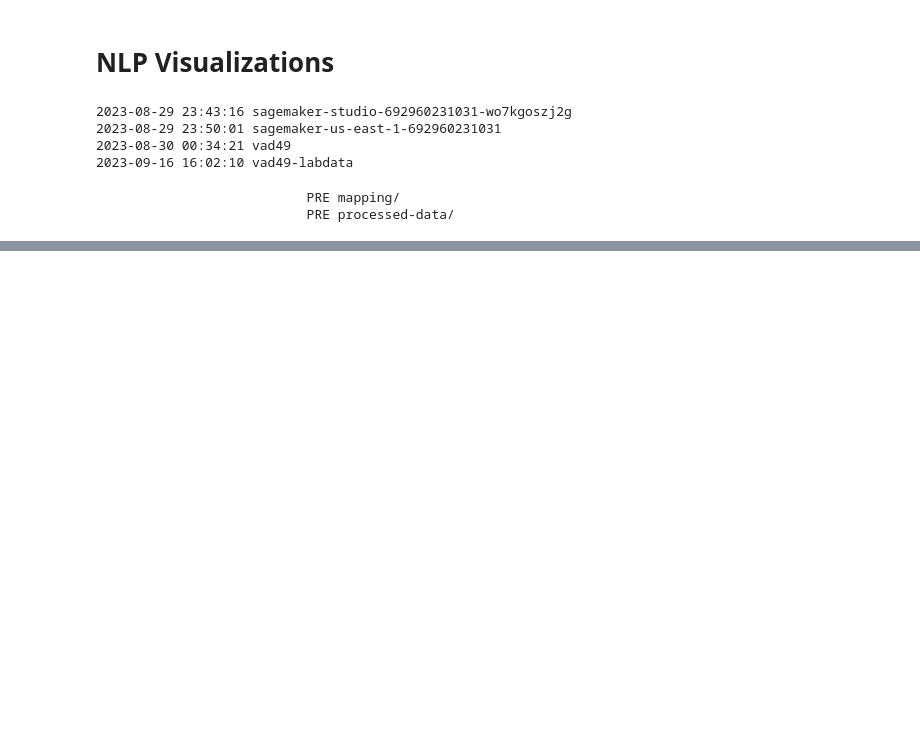
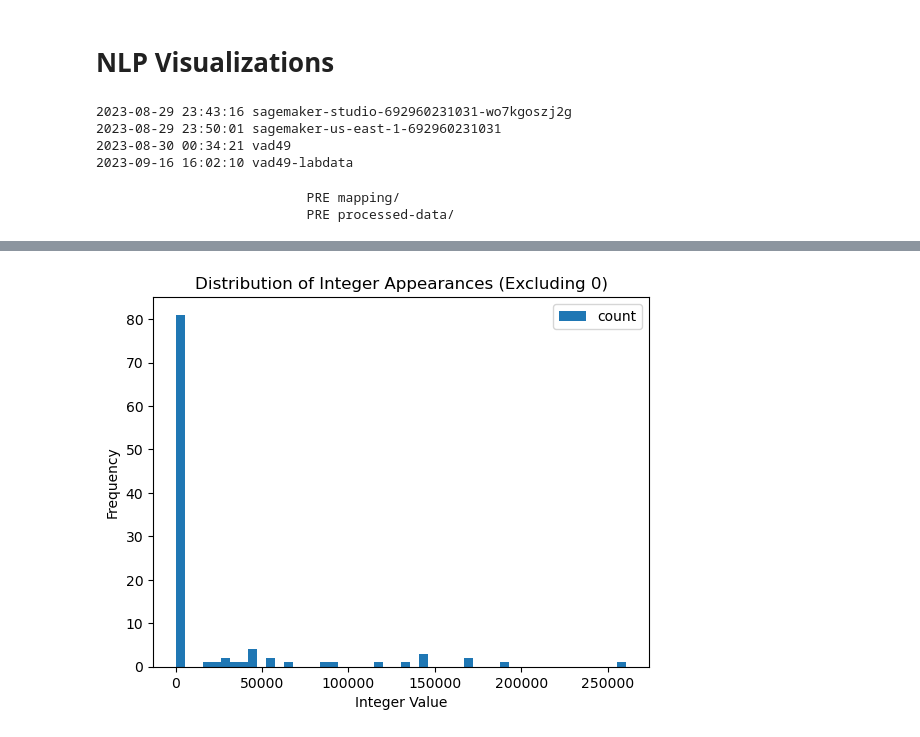
Before and after one commit to gu-dsan6000/fall-2023-reddit-project-team-17, a Jupyter notebook: code/project-nlp/project-nlp-posts-and-books-vis.ipynb, the cells around one changed output, grey strips where cells are left out. Drawn from its saved outputs; the diff is of its cells as text; code cells hidden in the pictures; blank space fills up the shorter version.

```diff
--- a/code/project-nlp/project-nlp-posts-and-books-vis.ipynb
+++ b/code/project-nlp/project-nlp-posts-and-books-vis.ipynb
@@ -78,0 +286,25 @@ all_model_text.show()
+# %%
+from pyspark.sql.functions import udf
+from pyspark.sql.types import ArrayType, IntegerType
+
+# Define a UDF to filter out zeros from the array
+def filter_zeros(arr):
+    return [num for num in arr if num != 1]
+
+# Register UDF
+filter_zeros_udf = udf(filter_zeros, ArrayType(IntegerType()))
+
+# Apply the UDF to create a new column without zeros
+all_model_text = all_model_text.withColumn("text_as_int_no_zero", filter_zeros_udf("text_as_int"))
+
+# 4. Distribution of appearances in text_as_int excluding 0
+int_freq_no_zero = all_model_text.withColumn('int_val', explode('text_as_int_no_zero')) \
+                                 .groupBy('int_val').count()
+int_freq_no_zero_pd = int_freq_no_zero.toPandas()
+int_freq_no_zero_pd.plot(kind='hist', x='int_val', y='count', bins=50)
+plt.title('Distribution of Integer Appearances (Excluding 0)')
+plt.xlabel('Integer Value')
+plt.ylabel('Frequency')
+plt.show()
+# %% [output]
+[figure, added]
```
Also changed, not shown: parts of 5 cells of this notebook, 1 other file.
